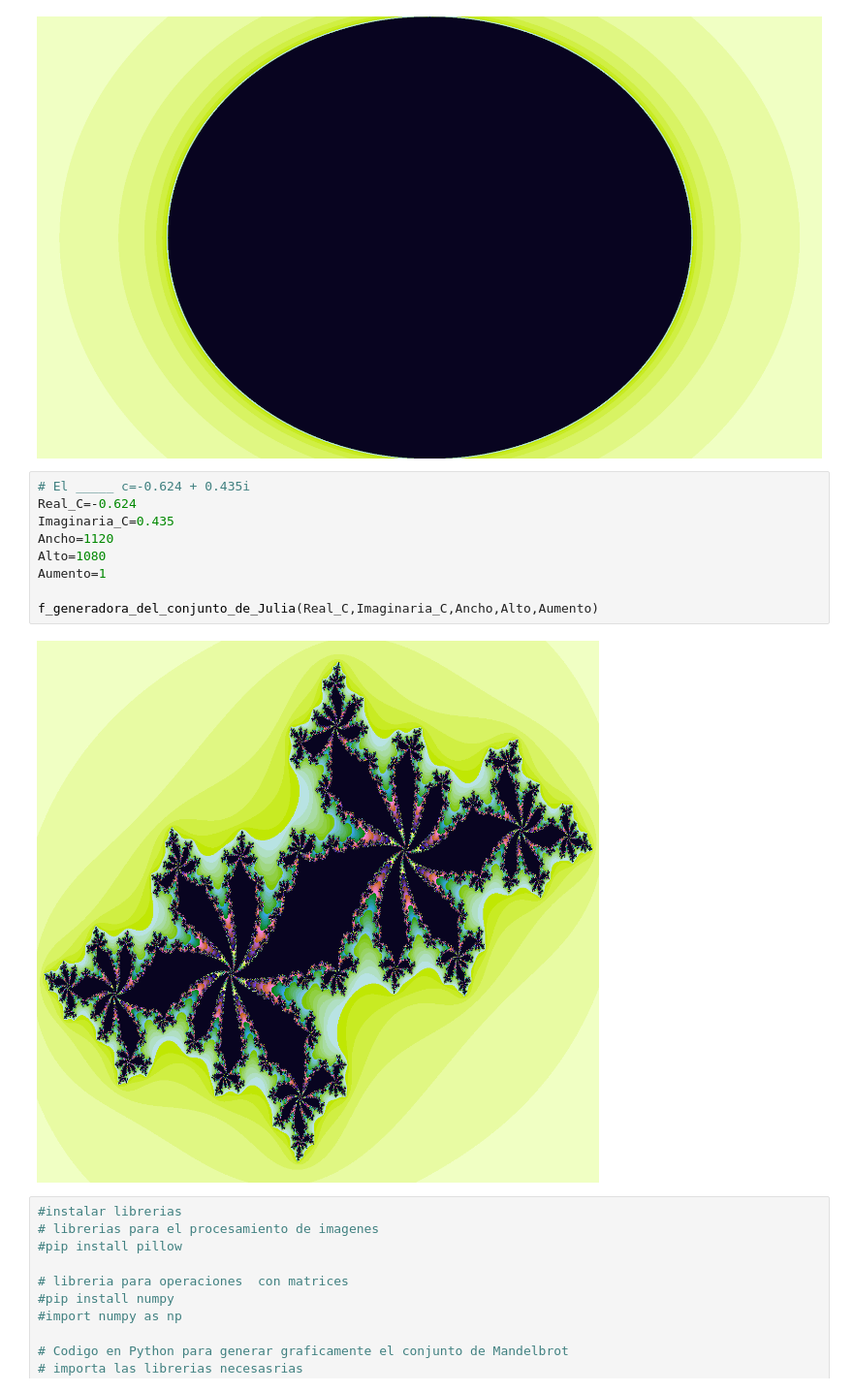
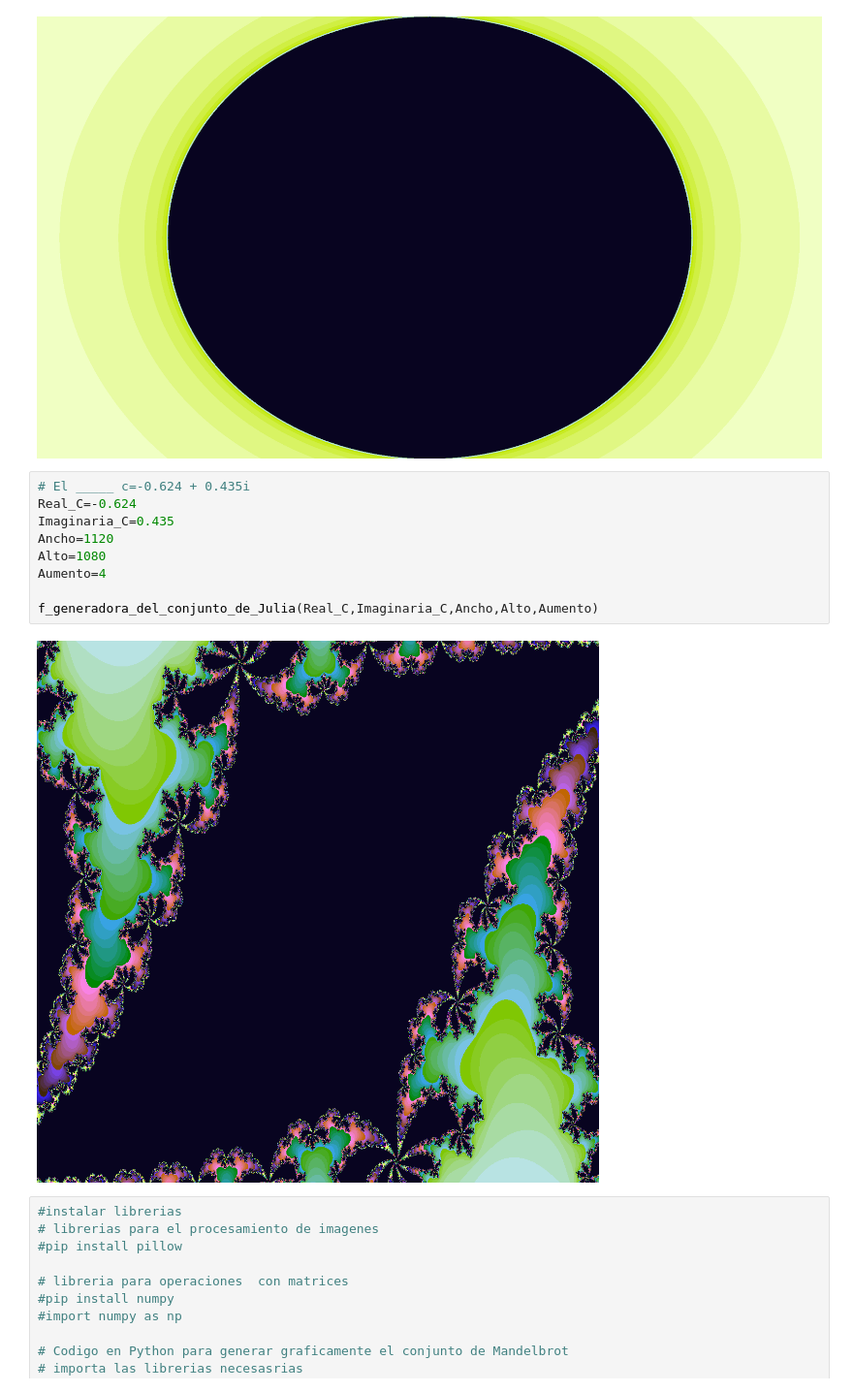
Before and after one commit to lbermudezn/Introduccion_Dinamica_Compleja, a Jupyter notebook: Introduccion_Dinamica_Compleja.ipynb, the cells around one changed output. Shown at 97% size. Drawn from its saved outputs; the diff is of its cells as text.

```diff
--- a/Introduccion_Dinamica_Compleja.ipynb
+++ b/Introduccion_Dinamica_Compleja.ipynb
@@ -151,14 +172,14 @@ f_generadora_del_conjunto_de_Julia(Real_C,Imaginaria_C,Ancho,Alto,Aumento)
 # %%
 # El _____ c=-0.624 + 0.435i
 Real_C=-0.624
 Imaginaria_C=0.435
 Ancho=1120
 Alto=1080
-Aumento=1
+Aumento=4
 
 f_generadora_del_conjunto_de_Julia(Real_C,Imaginaria_C,Ancho,Alto,Aumento)
 # %% [output]
-[figure, old version]
+[figure, new version]
 # %%
 #instalar librerias
 # librerias para el procesamiento de imagenes
```
Also changed, not shown: parts of 8 cells of this notebook.
